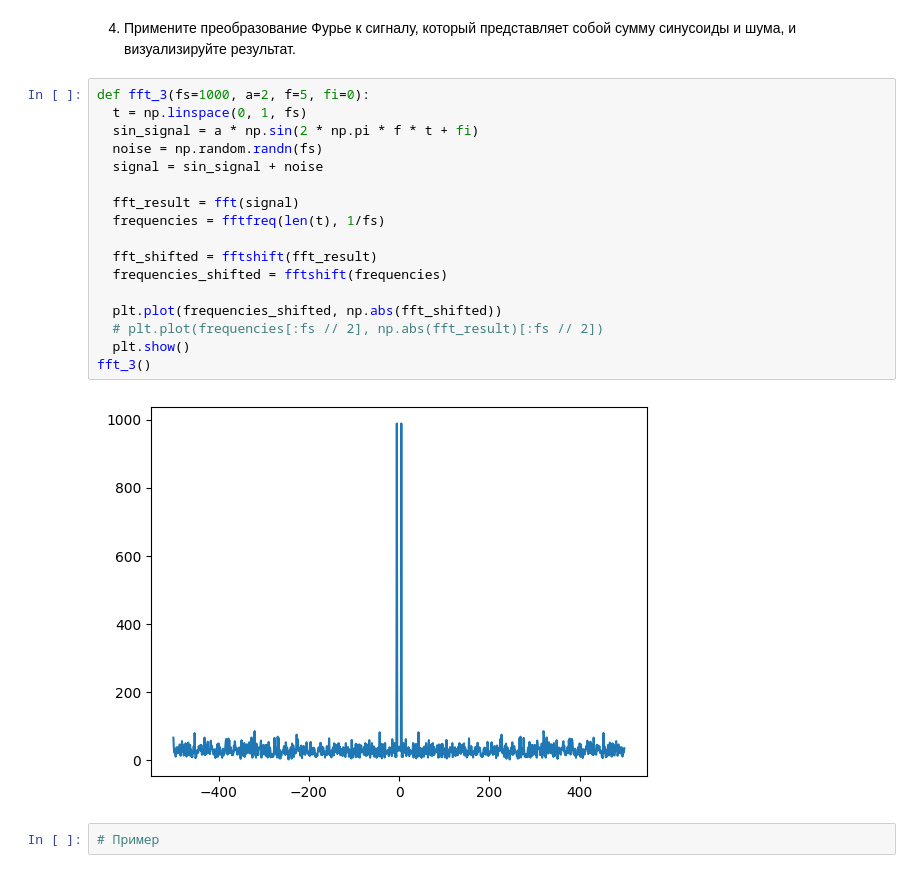
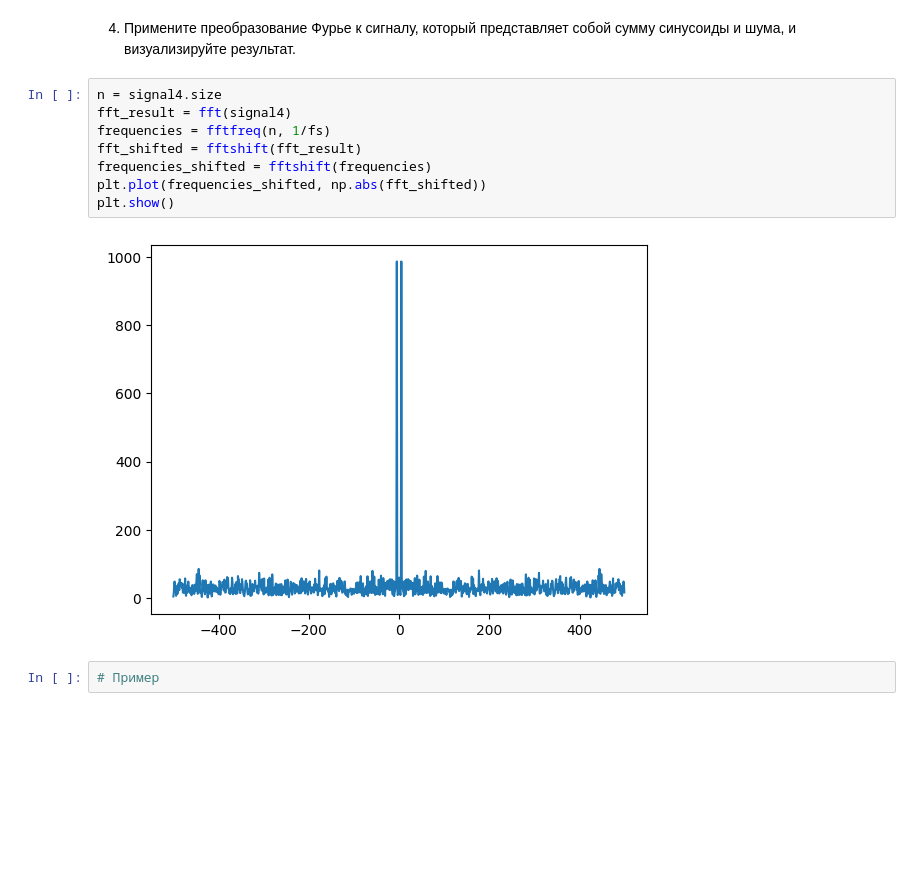
Before and after one commit to ilyak0n/comp_math, a Jupyter notebook: 10. Генерация сигналов и преобразования Фурье/Практическая_работа_№10_Генерация_сигналов_и_преобразования_Фурье.ipynb, the cells around one changed output. Drawn from its saved outputs; the diff is of its cells as text; blank space fills up the shorter version.

```diff
--- a/10. Генерация сигналов и преобразования Фурье/Практическая_работа_№10_Генерация_сигналов_и_преобразования_Фурье.ipynb
+++ b/10. Генерация сигналов и преобразования Фурье/Практическая_работа_№10_Генерация_сигналов_и_преобразования_Фурье.ipynb
@@ -198,25 +182,16 @@ fft_3()
 [figure]
 # %% [markdown]
 4. Примените преобразование Фурье к сигналу, который представляет собой сумму синусоиды и шума, и визуализируйте результат.
-# %%
-def fft_3(fs=1000, a=2, f=5, fi=0):
-  t = np.linspace(0, 1, fs)
-  sin_signal = a * np.sin(2 * np.pi * f * t + fi)
-  noise = np.random.randn(fs)
-  signal = sin_signal + noise
-
-  fft_result = fft(signal)
-  frequencies = fftfreq(len(t), 1/fs)
-
-  fft_shifted = fftshift(fft_result)
-  frequencies_shifted = fftshift(frequencies)
-
-  plt.plot(frequencies_shifted, np.abs(fft_shifted))
-  # plt.plot(frequencies[:fs // 2], np.abs(fft_result)[:fs // 2])
-  plt.show()
-fft_3()
-# %% [output]
-[figure, removed]
+# %%
+n = signal4.size
+fft_result = fft(signal4)
+frequencies = fftfreq(n, 1/fs)
+fft_shifted = fftshift(fft_result)
+frequencies_shifted = fftshift(frequencies)
+plt.plot(frequencies_shifted, np.abs(fft_shifted))
+plt.show()
+# %% [output]
+[figure, added]
 # %%
 # Пример
 # %% [output]
```
Also changed, not shown: parts of 12 cells of this notebook.
